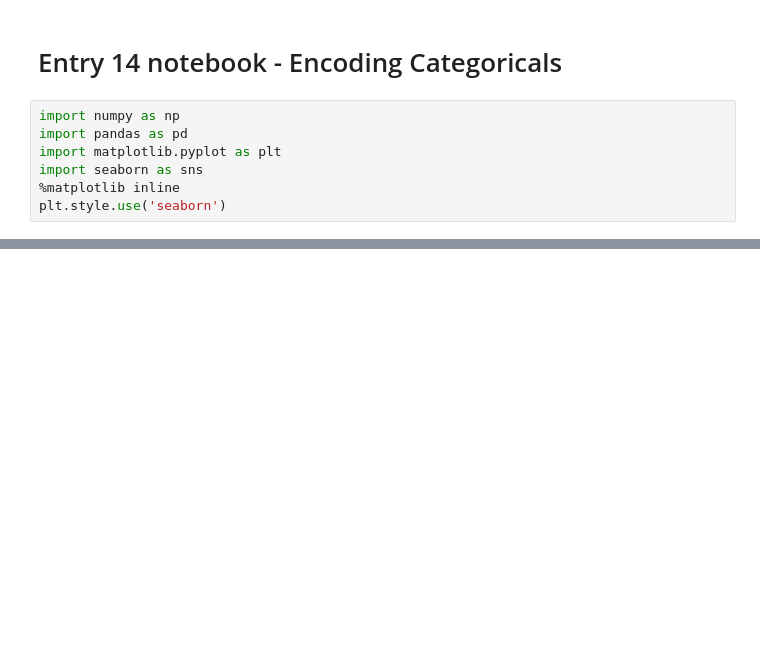
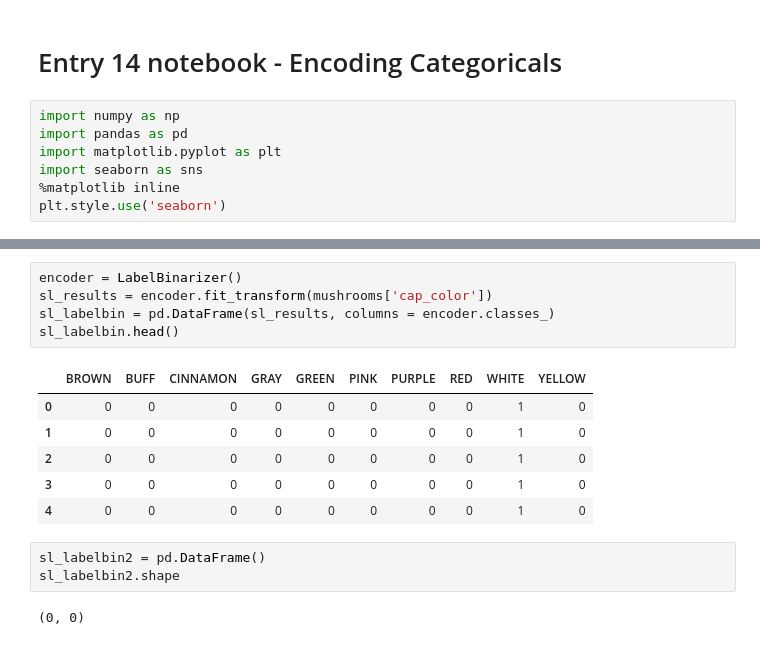
Before and after one commit to julielinx/experiments, a Jupyter notebook: datascience_diary/14_nb_encoding_cats.ipynb, the cells around one changed output, grey strips where cells are left out. Saved outputs shown, nothing was run; the diff lists cells and outputs as text; blank space fills up the shorter version.

```diff
--- a/datascience_diary/14_nb_encoding_cats.ipynb
+++ b/datascience_diary/14_nb_encoding_cats.ipynb
@@ -19,0 +231,17 @@ planets.head()
+# %%
+encoder = LabelBinarizer()
+sl_results = encoder.fit_transform(mushrooms['cap_color'])
+sl_labelbin = pd.DataFrame(sl_results, columns = encoder.classes_)
+sl_labelbin.head()
+# %% [output]
+|  | BROWN | BUFF | CINNAMON | GRAY | GREEN | PINK | PURPLE | RED | WHITE | YELLOW |
+| 0 | 0 | 0 | 0 | 0 | 0 | 0 | 0 | 0 | 1 | 0 |
+| 1 | 0 | 0 | 0 | 0 | 0 | 0 | 0 | 0 | 1 | 0 |
+| 2 | 0 | 0 | 0 | 0 | 0 | 0 | 0 | 0 | 1 | 0 |
+| 3 | 0 | 0 | 0 | 0 | 0 | 0 | 0 | 0 | 1 | 0 |
+| 4 | 0 | 0 | 0 | 0 | 0 | 0 | 0 | 0 | 1 | 0 |
+# %%
+sl_labelbin2 = pd.DataFrame()
+sl_labelbin2.shape
+# %% [output]
+(0, 0)
```
Also changed, not shown: parts of 58 cells of this notebook, 2 other files.
